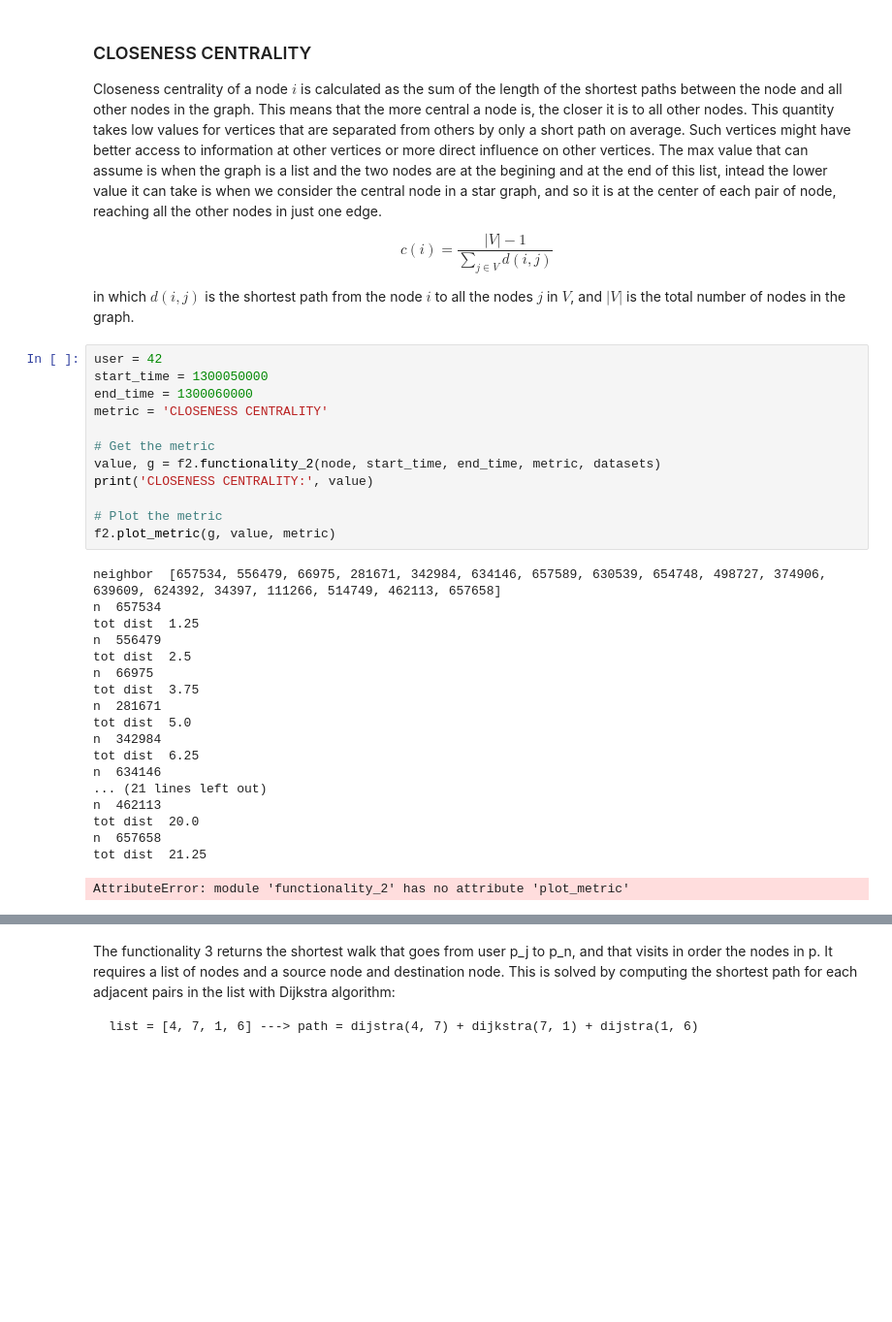
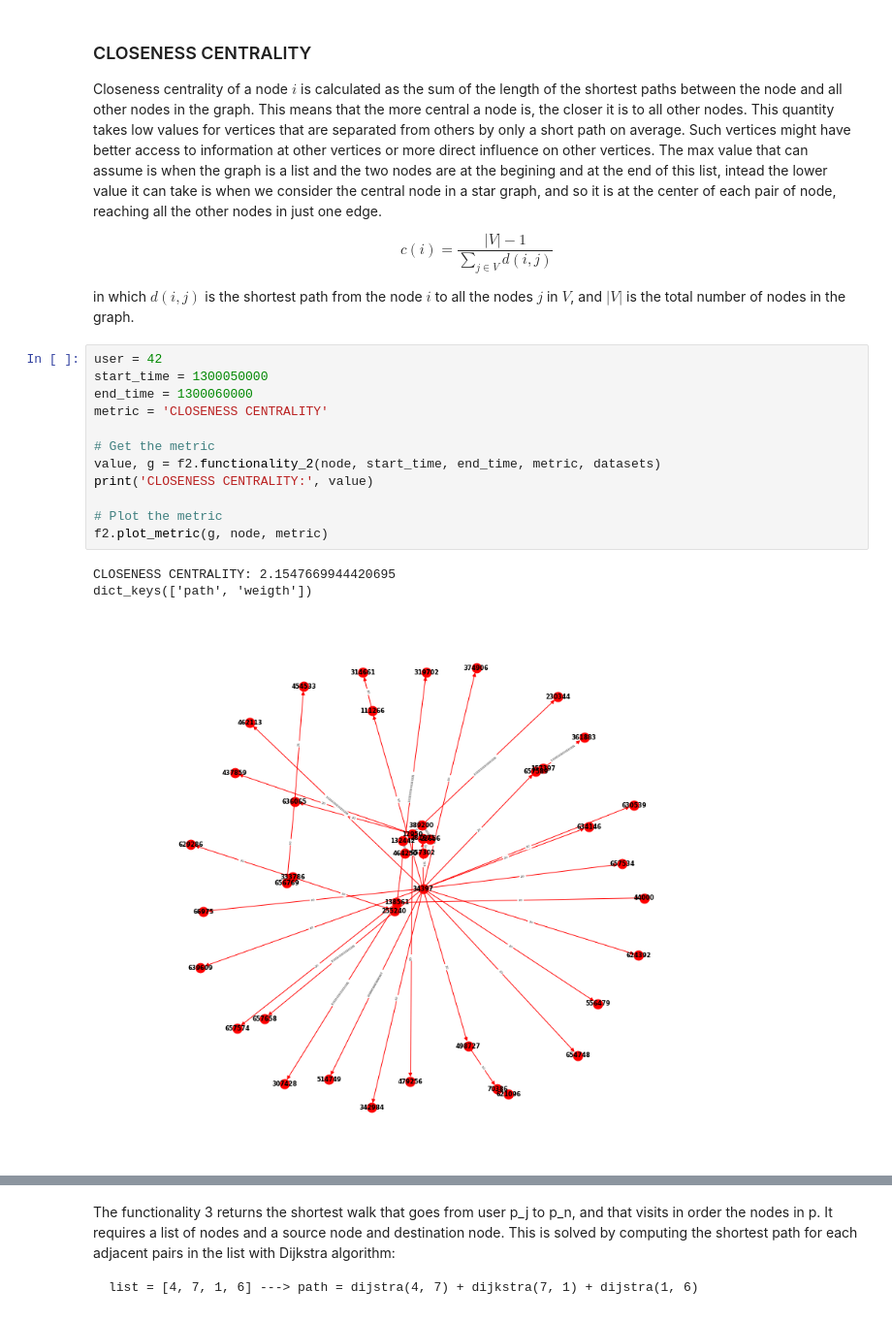
Before and after one commit to MartinaMlz/ADM_HW5, a Jupyter notebook: main.ipynb, the cells around one changed output, grey strips where cells are left out. Shown at 97% size. Drawn from its saved outputs; the diff is of its cells as text; blank space fills up the shorter version.

```diff
--- a/main.ipynb
+++ b/main.ipynb
@@ -128,32 +132,17 @@ in which $d(i, j)$ is the shortest path from the node $i$ to all the nodes $j$ i
 # %%
 user = 42
 start_time = 1300050000
 end_time = 1300060000
 metric = 'CLOSENESS CENTRALITY'
 
 # Get the metric
 value, g = f2.functionality_2(node, start_time, end_time, metric, datasets)
 print('CLOSENESS CENTRALITY:', value)
 
 # Plot the metric
-f2.plot_metric(g, value, metric)
+f2.plot_metric(g, node, metric)
 # %% [output]
-neighbor  [657534, 556479, 66975, 281671, 342984, 634146, 657589, 630539, 654748, 498727, 374906, 639609, 624392, 34397, 111266, 514749, 462113, 657658]
-n  657534
-tot dist  1.25
-n  556479
-tot dist  2.5
-n  66975
-tot dist  3.75
-n  281671
-tot dist  5.0
-n  342984
-tot dist  6.25
-n  634146
-... (21 lines left out)
-n  462113
-tot dist  20.0
-n  657658
-tot dist  21.25
+CLOSENESS CENTRALITY: 2.1547669944420695
+dict_keys(['path', 'weigth'])
-AttributeError: module 'functionality_2' has no attribute 'plot_metric'
+[figure, added]
 # %% [markdown]
```
Also changed, not shown: parts of 8 cells of this notebook.
